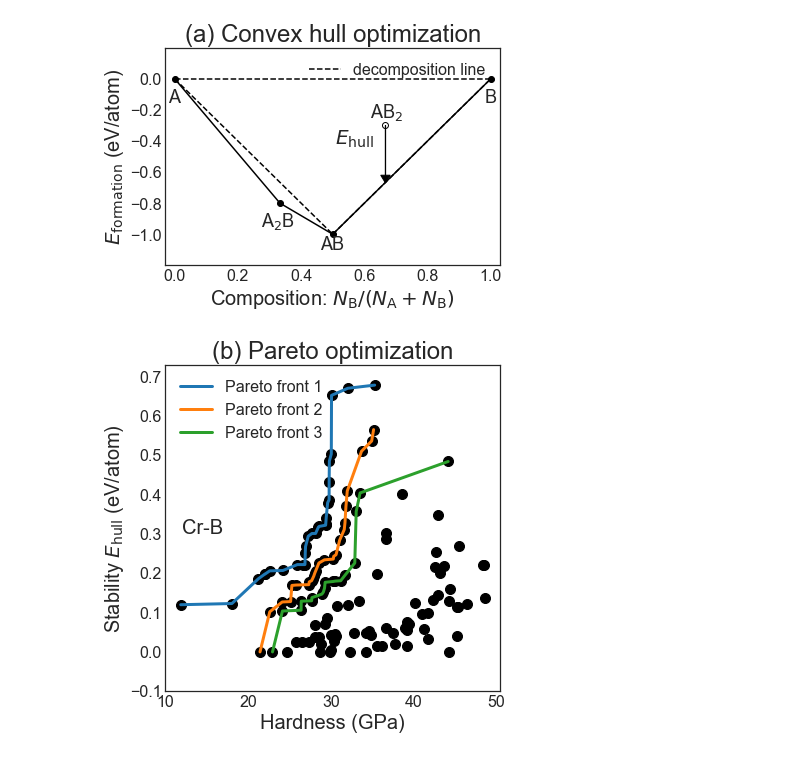
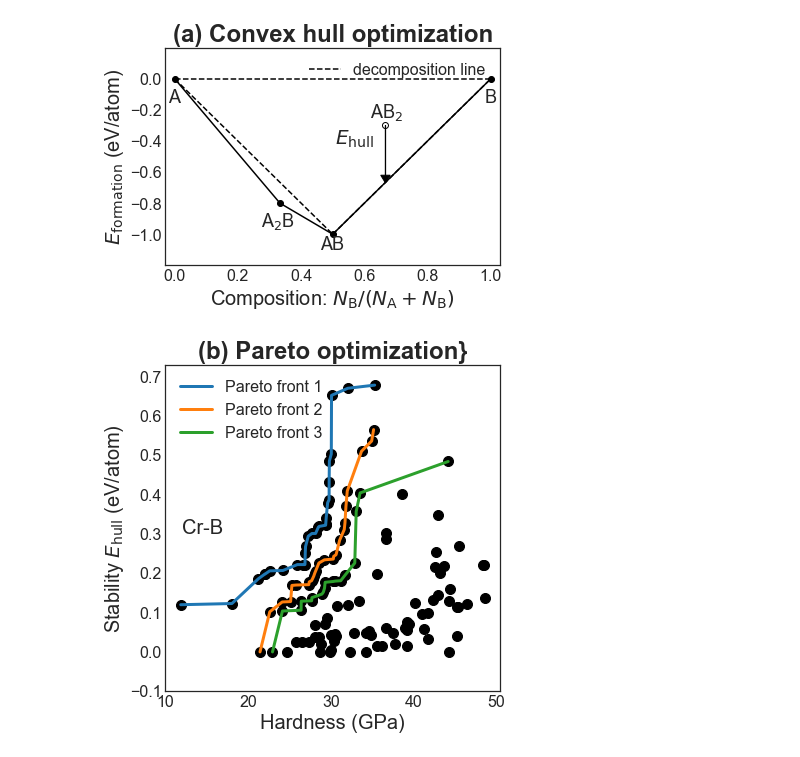
Before and after one commit to MaterSim/CMS, a Jupyter notebook: Convex_hull/Pareto.ipynb, the cells around one changed output. Drawn from its saved outputs; the diff is of its cells as text; code cells hidden in the pictures.

Commit message:
modify the fonts of pareto figure

```diff
--- a/Convex_hull/Pareto.ipynb
+++ b/Convex_hull/Pareto.ipynb
@@ -81,7 +80,7 @@ AB = [0.5, -1.0] #
 AB2 = [0.667, -0.3]
 A2B = [0.333, -0.8]
 
-plt.title('(a) Convex hull optimization', fontsize=24)
+plt.title('(a) Convex hull optimization', fontsize=24, fontweight='bold')
 
 plt.scatter(A[0], A[1], c='black')
 plt.text(A[0]-0.02, A[1]-0.15, 'A',fontsize=18)
@@ -107,44 +106,44 @@ plt.plot([A[0],A2B[0]], [A[1],A2B[1]], 'k-')
 plt.plot([A2B[0],AB[0]], [A2B[1],AB[1]], 'k-')
 plt.plot([AB[0],B[0]], [AB[1],B[1]], 'k-')
 
-plt.ylabel('$E_{\mathsf{formation}}$ (eV/atom)', fontsize=20)
+plt.ylabel('$E_{\mathsf{formation}}$ (eV/atom)', fontsize=20, )
 plt.xlabel('Composition: $N_{\mathsf{B}}/(N_{\mathsf{A}}+N_{\mathsf{B}})$', fontsize=20)
 
 plt.arrow(AB2[0],AB2[1],dx=0, dy=-0.32, head_width=0.03, head_length=0.05, fc='k', ec='k')
 plt.text(AB2[0]-0.16,AB2[1]-0.12,'$E_{\mathsf{hull}}$', fontsize=20)
 #plt.yticks(np.arange(5), ('', 'Dick', 'Harry', 'Sally', 'Sue'))
 plt.yticks(np.arange(-1, 0.2, step=0.2))
 
 plt.xlim([-0.03,1.03])
 plt.ylim([-1.20,0.20])
 plt.legend(fontsize=16, loc=1)
 #plt.show()
 
 fig = plt.figure(figsize=(6,6))
 plt.tick_params(labelsize=16)
 
-plt.title('(b) Pareto optimization', fontsize=24)
+plt.title('(b) Pareto optimization}', fontsize=24, fontweight='bold')
 XYs = np.loadtxt('Cr-B0.txt') #short list
 plt.scatter(XYs[:,0], XYs[:,1], c='black', s= 100)
 # Plot a scatter graph of all results
 # Find lowest values for cost and highest for savings
 for i in range(3):
     Xs, Ys = XYs[:,0], XYs[:,1]
     newXYs, p_front = pareto_frontier(Xs, Ys, maxX = False, maxY = True)
     plt.plot(p_front[:,0], p_front[:,1], label='Pareto front '+str(i+1), lw=3.0)
     XYs = newXYs
 plt.legend(fontsize=16, loc=2)
 
-plt.ylabel('Stability $E_{\mathsf{hull}}$ (eV/atom)', fontsize=20)
+plt.ylabel('Stability $E_{\mathsf{hull}}$ (eV/atom)', fontsize=20, )
 plt.xlabel('Hardness (GPa)', fontsize=20)
 plt.text(12, 0.3, 'Cr-B', fontsize=20)
 plt.yticks(np.arange(-0.1, 0.8, step=0.1))
 
 
 plt.show()
 # %% [output]
-[figure, old version]
+[figure, new version]
-[figure, old version]
+[figure, new version]
 # %%
 CrB1=np.loadtxt('Cr-B0.txt') #short list
 CrB0=np.loadtxt('Cr-B.txt')  #full list
```
Also changed, not shown: parts of 1 cell of this notebook.
